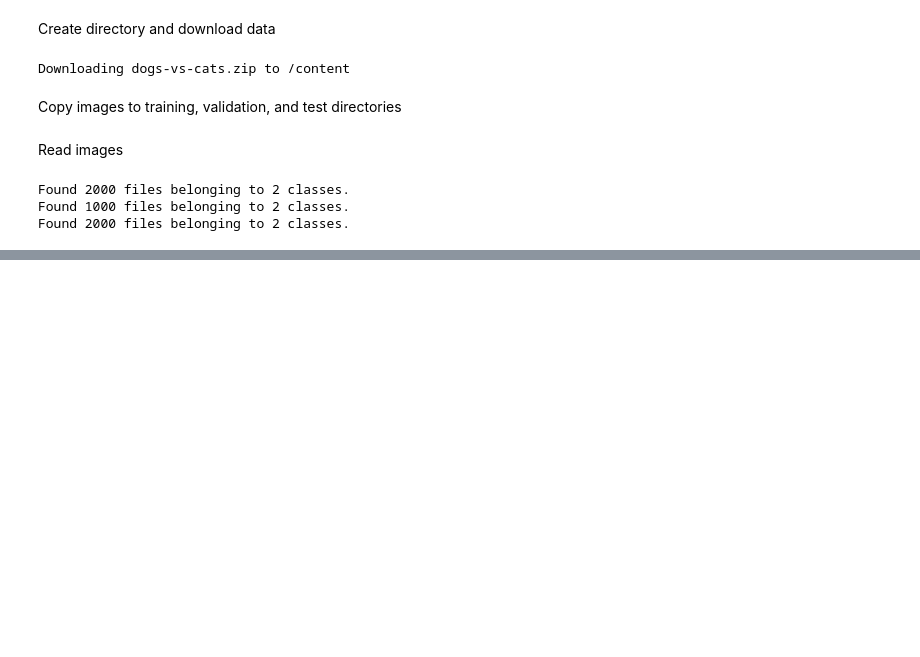
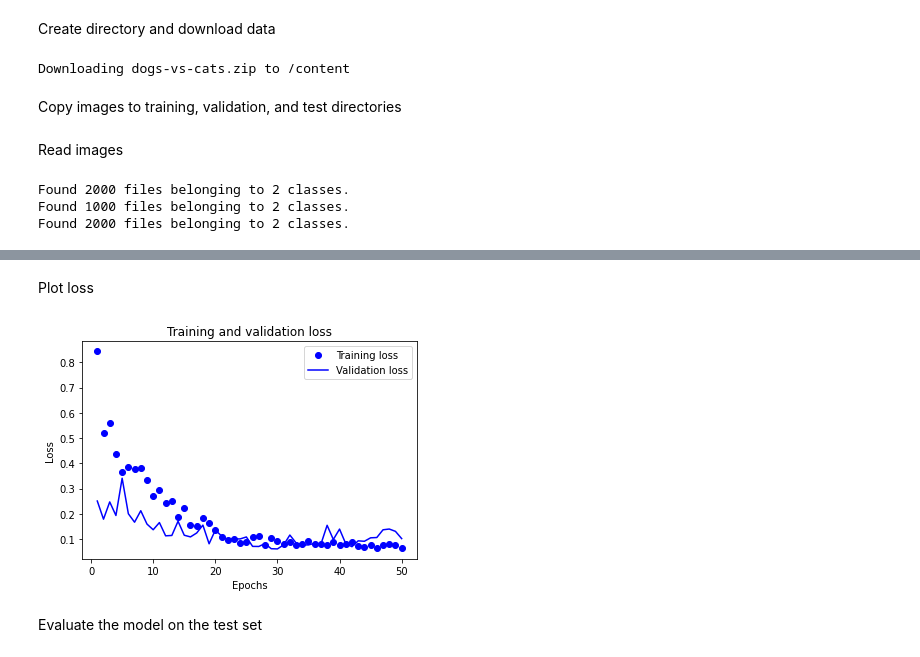
Before and after one commit to diegosol127/CSCE-636-Deep-Learning, a Jupyter notebook: Homework/CSCE_636_HW05_Sol.ipynb, the cells around one changed output, grey strips where cells are left out. Drawn from its saved outputs; the diff is of its cells as text; code cells hidden in the pictures; blank space fills up the shorter version.

```diff
--- a/Homework/CSCE_636_HW05_Sol.ipynb
+++ b/Homework/CSCE_636_HW05_Sol.ipynb
@@ -106,0 +332,17 @@ Downloading data from https://storage.googleapis.com/tensorflow/keras-applicatio
+# %% [markdown]
+Plot loss
+# %%
+# create figure for accuracy
+fig4, ax4 = plt.subplots()
+
+ax4.plot(epochs, loss, "bo", label="Training loss")
+ax4.plot(epochs, val_loss, "b", label="Validation loss")
+ax4.set_title("Training and validation loss")
+ax4.set_xlabel("Epochs")
+ax4.set_ylabel("Loss")
+ax4.legend()
+plt.show()
+# %% [output]
+[figure, added]
+# %% [markdown]
+Evaluate the model on the test set
```
Also changed, not shown: parts of 30 cells of this notebook.
